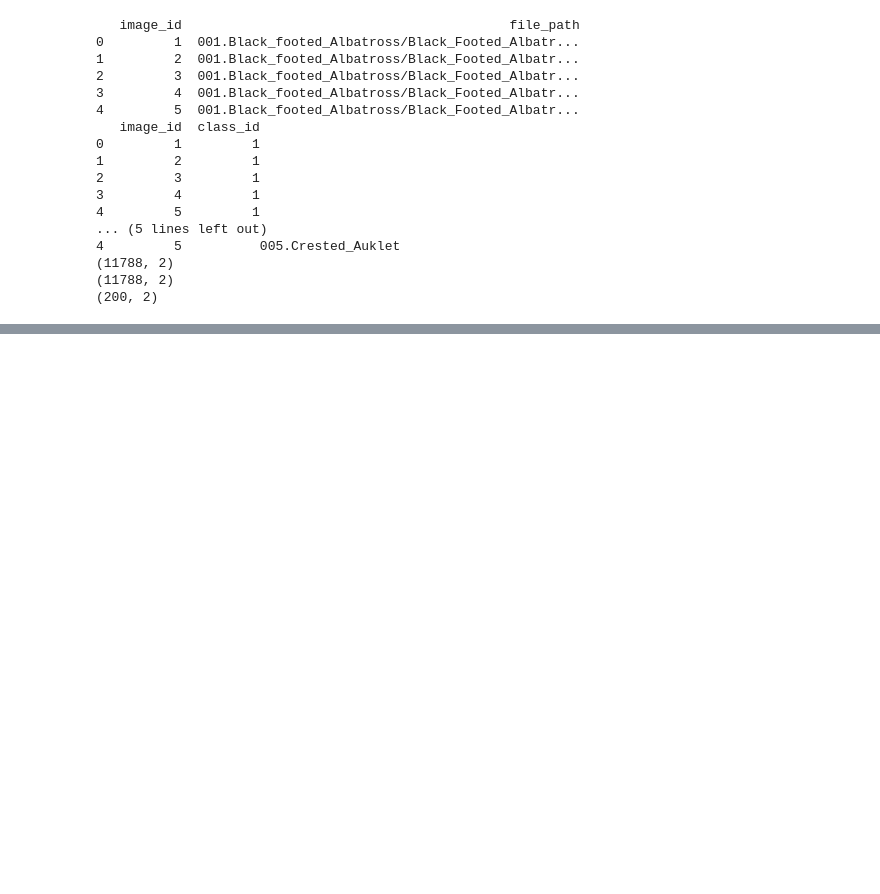
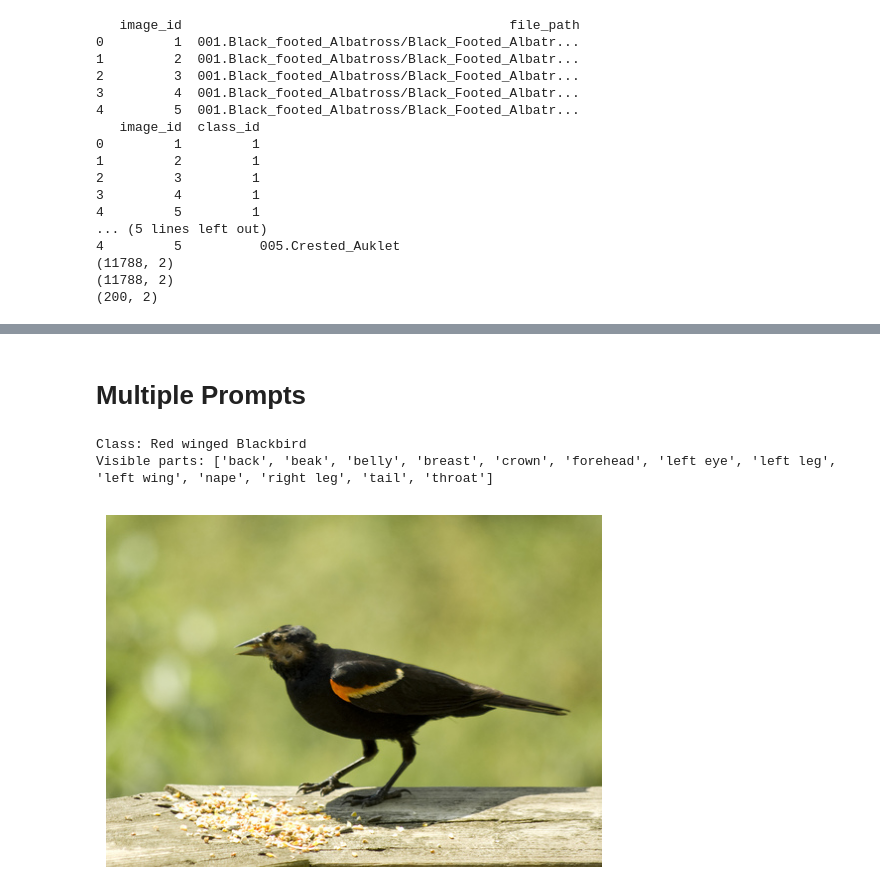
Before and after one commit to miretteamin/Bird-Species-Exploration-and-Retrieval, a Jupyter notebook: task2_llava.ipynb, the cells around one changed output, grey strips where cells are left out. Cells and saved outputs as stored; diff of their text form; code cells hidden in the pictures; blank space fills up the shorter version.

```diff
--- a/task2_llava.ipynb
+++ b/task2_llava.ipynb
@@ -76,0 +178,24 @@ print("LLaVA Caption:", llava_caption)
+# %% [markdown]
+# Multiple Prompts
+# %%
+img_id = 500
+img_path = os.path.join(images_dir, images[images['image_id'] == img_id]['file_path'].iloc[0])
+
+class_id = labels[labels['image_id'] == img_id]['class_id'].iloc[0]
+class_name = " ".join(classes[classes['class_id'] == class_id]['class_name'].iloc[0][4:].split('_'))
+print(f'Class: {class_name}')
+
+visible_parts = []
+for part in part_locs[part_locs['img_id'] == img_id].itertuples():
+    if (part.visible):
+        visible_parts.append(parts[parts['part_id'] == part.part_id]['part_name'].iloc[0])
+print(f'Visible parts: {visible_parts}')
+
+image = Image.open(img_path)
+plt.imshow(image)
+plt.axis('off')
+plt.show()
+# %% [output]
+Class: Red winged Blackbird
+Visible parts: ['back', 'beak', 'belly', 'breast', 'crown', 'forehead', 'left eye', 'left leg', 'left wing', 'nape', 'right leg', 'tail', 'throat']
+[figure, added]
```
Also changed, not shown: parts of 24 cells of this notebook.
